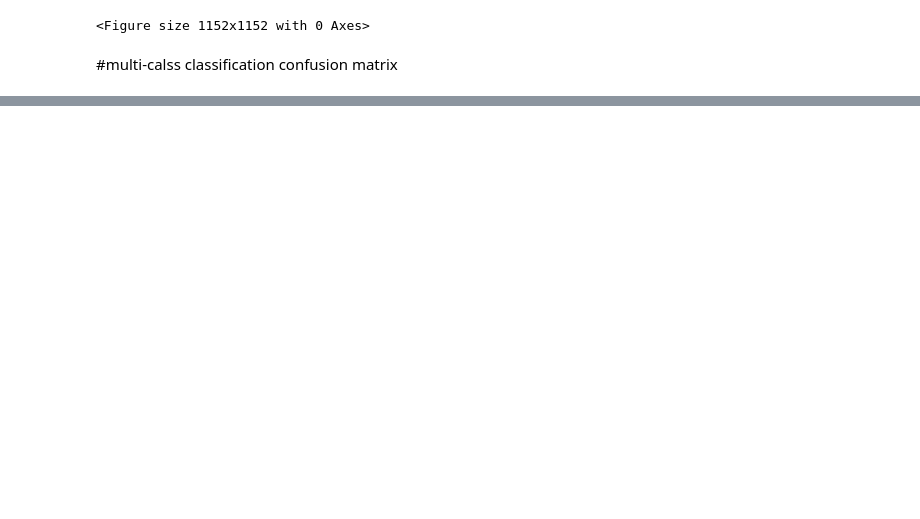
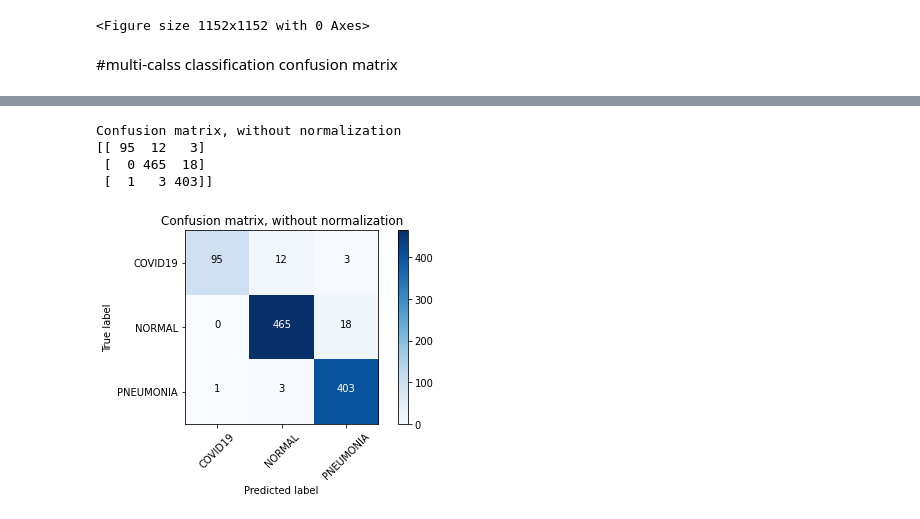
Before and after one commit to Lagom92/CXR_AI, a Jupyter notebook: 2.ML/Resnet50.ipynb, the cells around one changed output, grey strips where cells are left out. Saved outputs shown, nothing was run; the diff lists cells and outputs as text; code cells hidden in the pictures; blank space fills up the shorter version.

Commit message:
Resnet50 modified

```diff
--- a/2.ML/Resnet50.ipynb
+++ b/2.ML/Resnet50.ipynb
@@ -357,3 +408,13 @@ array([[10,  0,  0],
+# %%
+plt.figure()
+plot_confusion_matrix(cm, classes=unique_sorted_Y, title='Confusion matrix, without normalization')
+plt.savefig('Resnet50.jpg')
+# %% [output]
+Confusion matrix, without normalization
+[[ 95  12   3]
+ [  0 465  18]
+ [  1   3 403]]
+[figure, added]
 # %%
 import numpy as np
 
```
Also changed, not shown: parts of 15 cells of this notebook.
